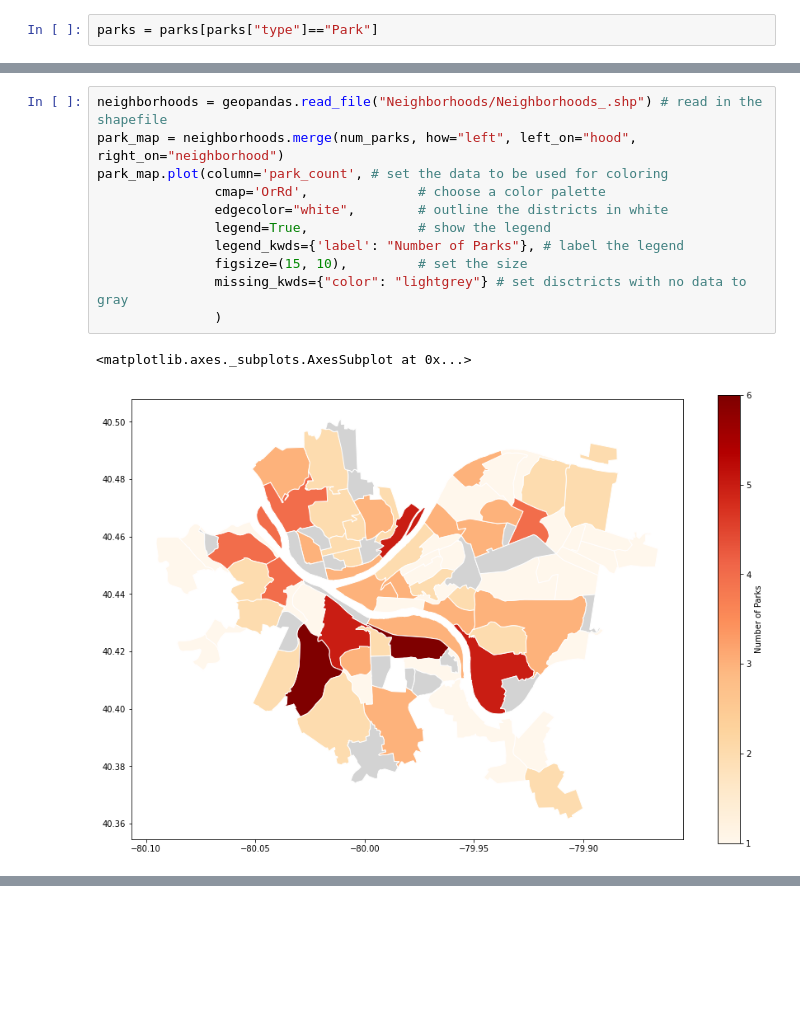
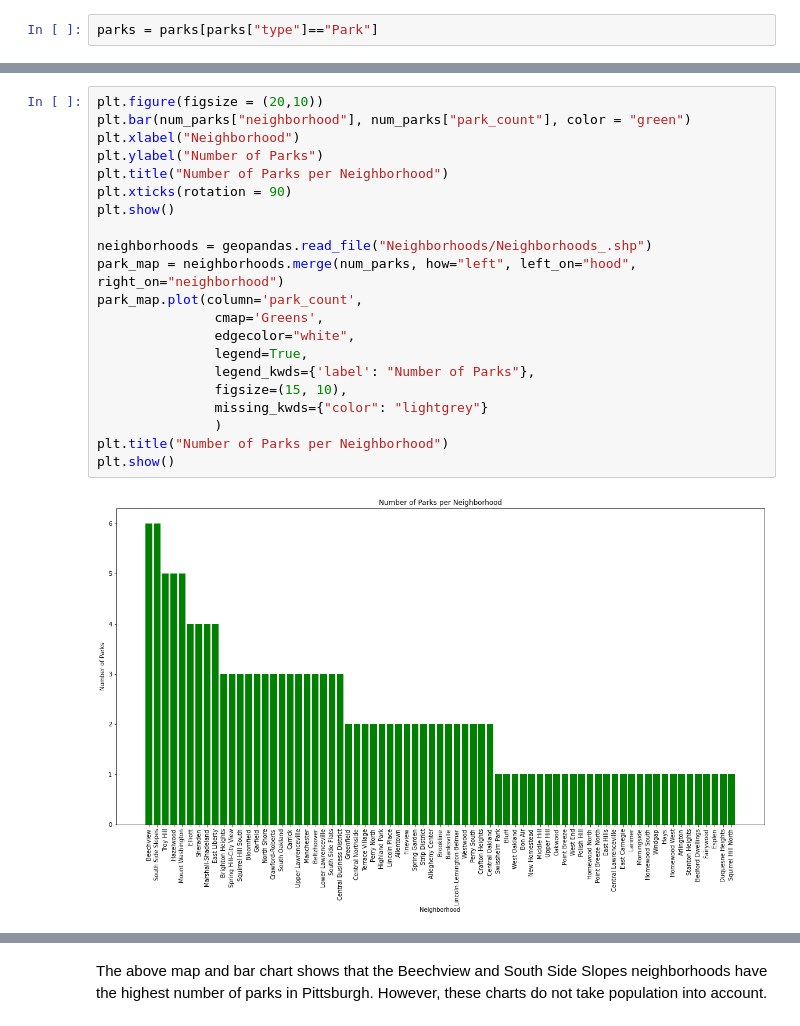
Before and after one commit to aidanmchugh12/FINAL_bigideas, a Jupyter notebook: Trey/Parks.ipynb, the cells around one changed output, grey strips where cells are left out. Cells and saved outputs as stored; diff of their text form; blank space fills up the shorter version.

```diff
--- a/Trey/Parks.ipynb
+++ b/Trey/Parks.ipynb
@@ -37,14 +19,23 @@ Text(0.5, 0, 'Neighborhood')
 # %%
-neighborhoods = geopandas.read_file("Neighborhoods/Neighborhoods_.shp") # read in the shapefile
+plt.figure(figsize = (20,10))
+plt.bar(num_parks["neighborhood"], num_parks["park_count"], color = "green")
+plt.xlabel("Neighborhood")
+plt.ylabel("Number of Parks")
+plt.title("Number of Parks per Neighborhood")
+plt.xticks(rotation = 90)
+plt.show()
+
+neighborhoods = geopandas.read_file("Neighborhoods/Neighborhoods_.shp")
 park_map = neighborhoods.merge(num_parks, how="left", left_on="hood", right_on="neighborhood")
-park_map.plot(column='park_count', # set the data to be used for coloring
-               cmap='OrRd',              # choose a color palette
-               edgecolor="white",        # outline the districts in white
-               legend=True,              # show the legend
-               legend_kwds={'label': "Number of Parks"}, # label the legend
-               figsize=(15, 10),         # set the size
-               missing_kwds={"color": "lightgrey"} # set disctricts with no data to gray
+park_map.plot(column='park_count',
+               cmap='Greens',
+               edgecolor="white",
+               legend=True,
+               legend_kwds={'label': "Number of Parks"},
+               figsize=(15, 10),
+               missing_kwds={"color": "lightgrey"}
                )
+plt.title("Number of Parks per Neighborhood")
+plt.show()
 # %% [output]
-<matplotlib.axes._subplots.AxesSubplot at 0x...>
-[figure, old version]
+[figure, new version]
@@ -51,3 +43,5 @@ park_map.plot(column='park_count', # set the data to be used for coloring
+# %% [markdown]
+The above map and bar chart shows that the Beechview and South Side Slopes neighborhoods have the highest number of parks in Pittsburgh. However, these charts do not take population into account.
 # %%
 populations = pd.read_csv("populations.csv")
 
```
Also changed, not shown: parts of 7 cells of this notebook.
